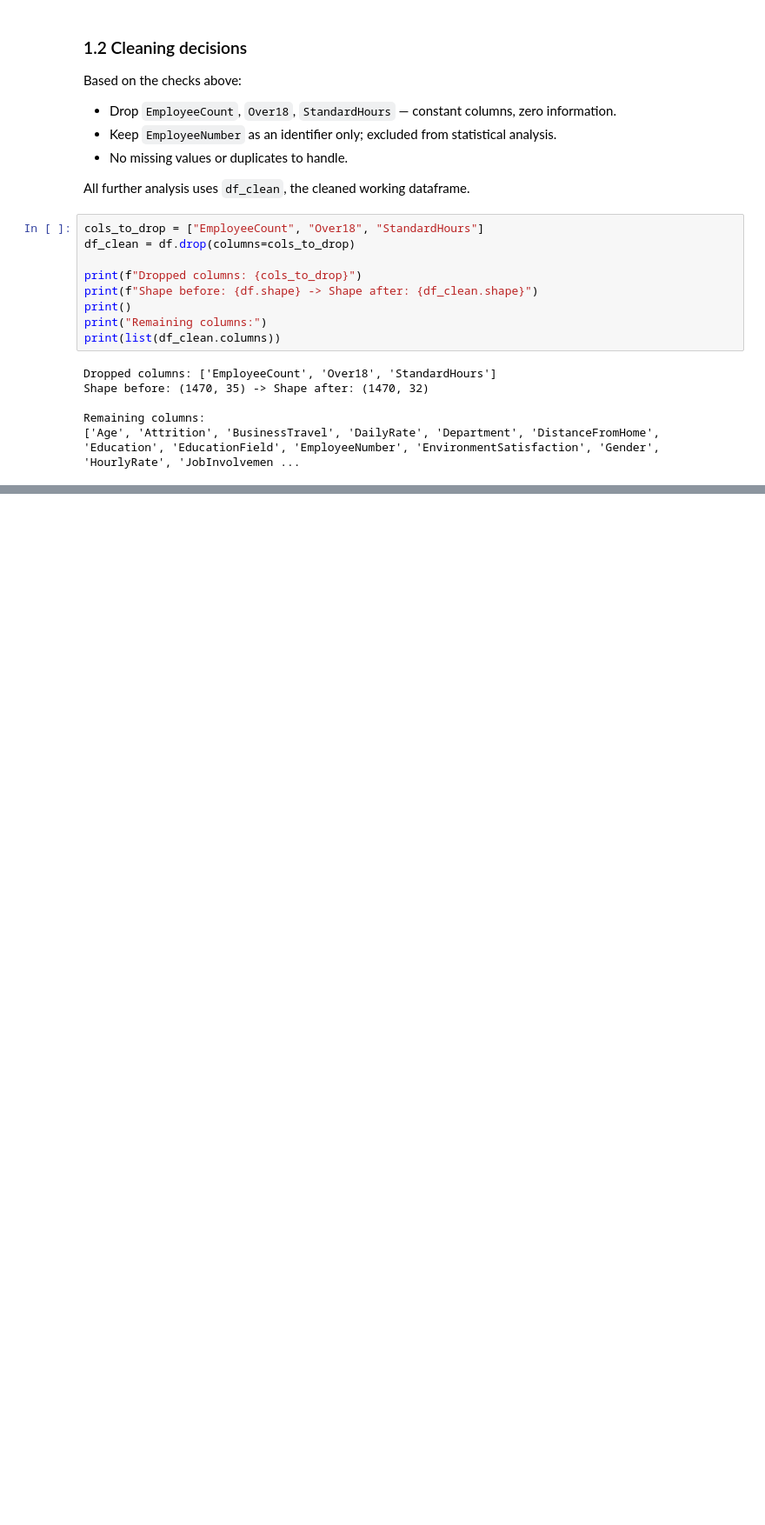
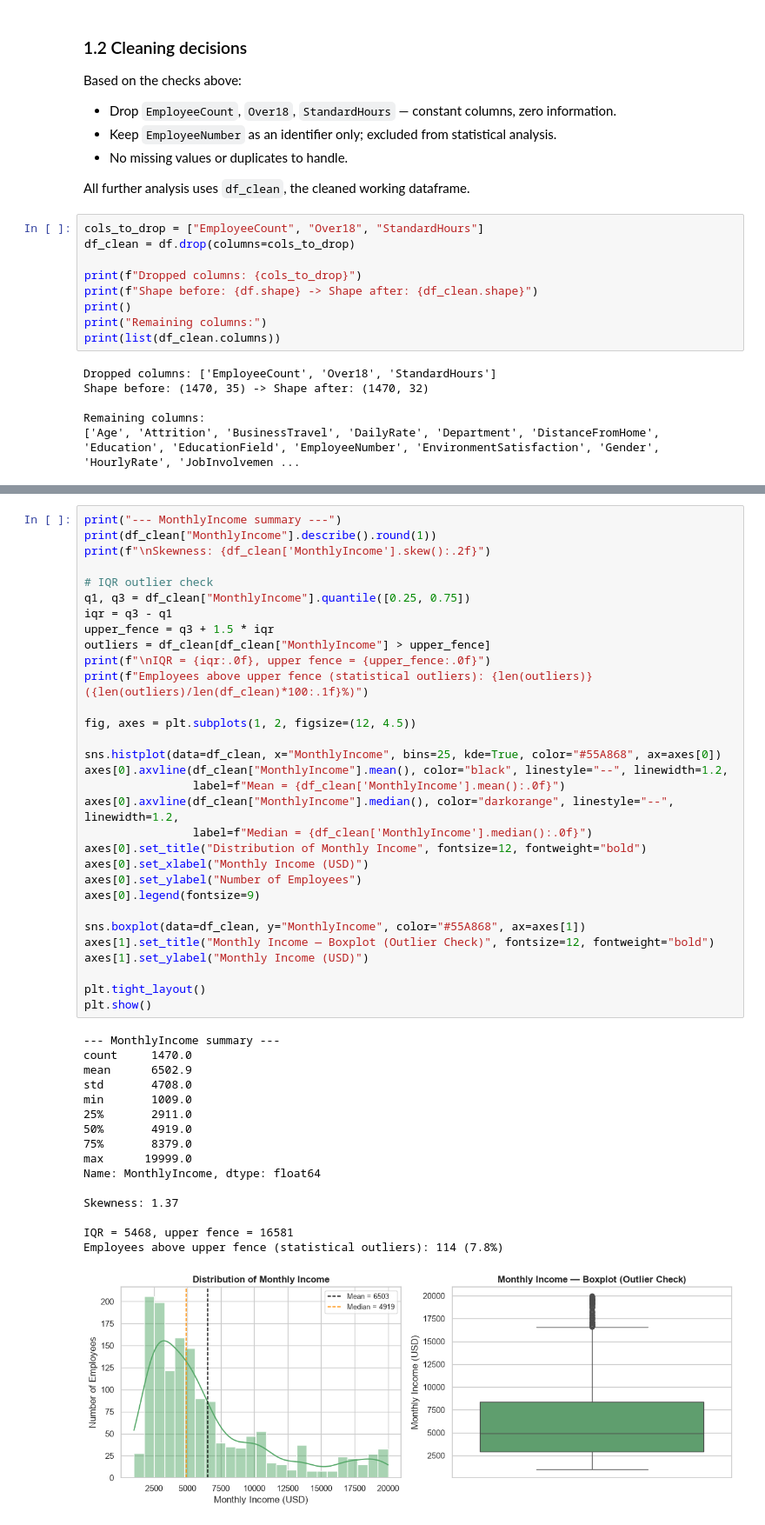
Before and after one commit to Kimberlywangari/eda-in-data-science, a Jupyter notebook: notebooks/eda.ipynb, the cells around one changed output, grey strips where cells are left out. Shown at 87% size. Cells and saved outputs as stored; diff of their text form; blank space fills up the shorter version.

```diff
--- a/notebooks/eda.ipynb
+++ b/notebooks/eda.ipynb
@@ -122,0 +244,48 @@ Remaining columns:
+# %%
+print("--- MonthlyIncome summary ---")
+print(df_clean["MonthlyIncome"].describe().round(1))
+print(f"\nSkewness: {df_clean['MonthlyIncome'].skew():.2f}")
+
+# IQR outlier check
+q1, q3 = df_clean["MonthlyIncome"].quantile([0.25, 0.75])
+iqr = q3 - q1
+upper_fence = q3 + 1.5 * iqr
+outliers = df_clean[df_clean["MonthlyIncome"] > upper_fence]
+print(f"\nIQR = {iqr:.0f}, upper fence = {upper_fence:.0f}")
+print(f"Employees above upper fence (statistical outliers): {len(outliers)} ({len(outliers)/len(df_clean)*100:.1f}%)")
+
+fig, axes = plt.subplots(1, 2, figsize=(12, 4.5))
+
+sns.histplot(data=df_clean, x="MonthlyIncome", bins=25, kde=True, color="#55A868", ax=axes[0])
+axes[0].axvline(df_clean["MonthlyIncome"].mean(), color="black", linestyle="--", linewidth=1.2,
+                label=f"Mean = {df_clean['MonthlyIncome'].mean():.0f}")
+axes[0].axvline(df_clean["MonthlyIncome"].median(), color="darkorange", linestyle="--", linewidth=1.2,
+                label=f"Median = {df_clean['MonthlyIncome'].median():.0f}")
+axes[0].set_title("Distribution of Monthly Income", fontsize=12, fontweight="bold")
+axes[0].set_xlabel("Monthly Income (USD)")
+axes[0].set_ylabel("Number of Employees")
+axes[0].legend(fontsize=9)
+
+sns.boxplot(data=df_clean, y="MonthlyIncome", color="#55A868", ax=axes[1])
+axes[1].set_title("Monthly Income — Boxplot (Outlier Check)", fontsize=12, fontweight="bold")
+axes[1].set_ylabel("Monthly Income (USD)")
+
+plt.tight_layout()
+plt.show()
+# %% [output]
+--- MonthlyIncome summary ---
+count     1470.0
+mean      6502.9
+std       4708.0
+min       1009.0
+25%       2911.0
+50%       4919.0
+75%       8379.0
+max      19999.0
+Name: MonthlyIncome, dtype: float64
+
+Skewness: 1.37
+
+IQR = 5468, upper fence = 16581
+Employees above upper fence (statistical outliers): 114 (7.8%)
+[figure, added]
```
Also changed, not shown: parts of 8 cells of this notebook.
